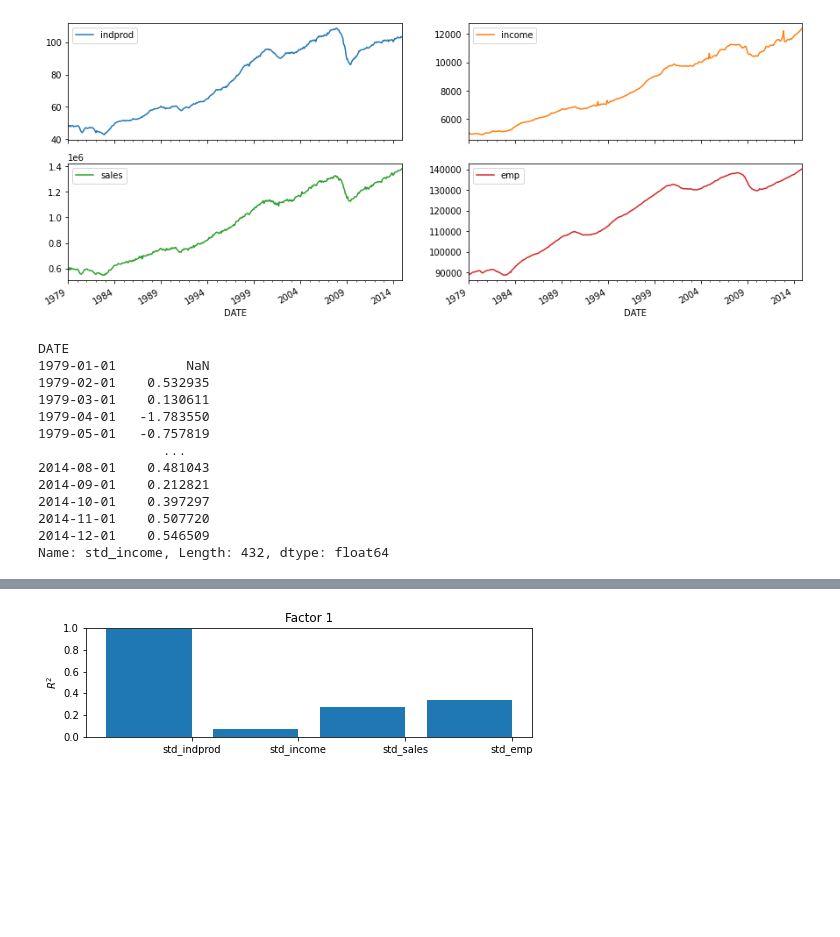
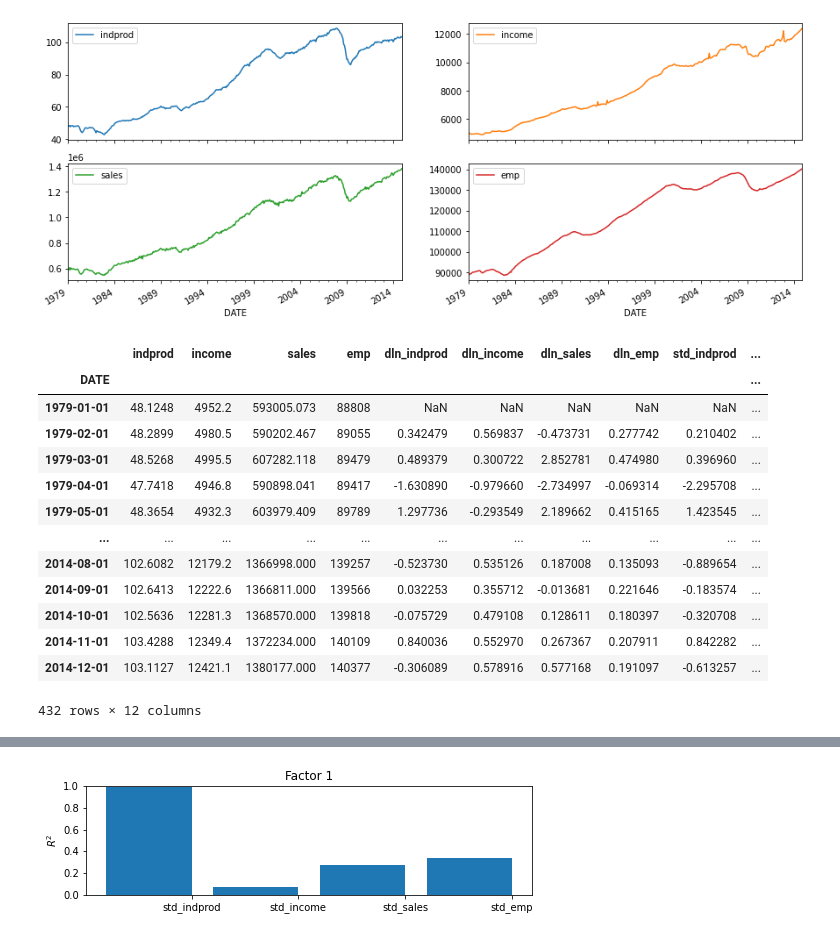
Before and after one commit to Hoon0427/toy_project, a Jupyter notebook: Dynamic_factors_and_coincident_indices.ipynb, the cells around one changed output, grey strips where cells are left out. Drawn from its saved outputs; the diff is of its cells as text; code cells hidden in the pictures; blank space fills up the shorter version.

```diff
--- a/Dynamic_factors_and_coincident_indices.ipynb
+++ b/Dynamic_factors_and_coincident_indices.ipynb
@@ -92,21 +116,22 @@ dta['std_income'] = (dta['dln_income'] - dta['dln_income'].mean()) / dta['dln_in
 dta['std_sales'] = (dta['dln_sales'] - dta['dln_sales'].mean()) / dta['dln_sales'].std()
 dta['std_emp'] = (dta['dln_emp'] - dta['dln_emp'].mean()) / dta['dln_emp'].std()
 # %%
-dta['std_income']
+dta
 # %% [output]
+|  | indprod | income | sales | emp | dln_indprod | dln_income | dln_sales | dln_emp | std_indprod | ... |
+| DATE |  |  |  |  |  |  |  |  |  | ... |
+| 1979-01-01 | 48.1248 | 4952.2 | 593005.073 | 88808 | NaN | NaN | NaN | NaN | NaN | ... |
+| 1979-02-01 | 48.2899 | 4980.5 | 590202.467 | 89055 | 0.342479 | 0.569837 | -0.473731 | 0.277742 | 0.210402 | ... |
+| 1979-03-01 | 48.5268 | 4995.5 | 607282.118 | 89479 | 0.489379 | 0.300722 | 2.852781 | 0.474980 | 0.396960 | ... |
+| 1979-04-01 | 47.7418 | 4946.8 | 590898.041 | 89417 | -1.630890 | -0.979660 | -2.734997 | -0.069314 | -2.295708 | ... |
+| 1979-05-01 | 48.3654 | 4932.3 | 603979.409 | 89789 | 1.297736 | -0.293549 | 2.189662 | 0.415165 | 1.423545 | ... |
+| ... | ... | ... | ... | ... | ... | ... | ... | ... | ... | ... |
+| 2014-08-01 | 102.6082 | 12179.2 | 1366998.000 | 139257 | -0.523730 | 0.535126 | 0.187008 | 0.135093 | -0.889654 | ... |
+| 2014-09-01 | 102.6413 | 12222.6 | 1366811.000 | 139566 | 0.032253 | 0.355712 | -0.013681 | 0.221646 | -0.183574 | ... |
+| 2014-10-01 | 102.5636 | 12281.3 | 1368570.000 | 139818 | -0.075729 | 0.479108 | 0.128611 | 0.180397 | -0.320708 | ... |
+| 2014-11-01 | 103.4288 | 12349.4 | 1372234.000 | 140109 | 0.840036 | 0.552970 | 0.267367 | 0.207911 | 0.842282 | ... |
+| 2014-12-01 | 103.1127 | 12421.1 | 1380177.000 | 140377 | -0.306089 | 0.578916 | 0.577168 | 0.191097 | -0.613257 | ... |
-DATE
-1979-01-01         NaN
-1979-02-01    0.532935
-1979-03-01    0.130611
-1979-04-01   -1.783550
-1979-05-01   -0.757819
-                ...
-2014-08-01    0.481043
-2014-09-01    0.212821
-2014-10-01    0.397297
-2014-11-01    0.507720
-2014-12-01    0.546509
-Name: std_income, Length: 432, dtype: float64
+432 rows × 12 columns
 # %%
 # 표준화된 데이터 가져오기
 endog = dta.loc['1979-02-01':, 'std_indprod':'std_emp']
```
Also changed, not shown: parts of 13 cells of this notebook.
